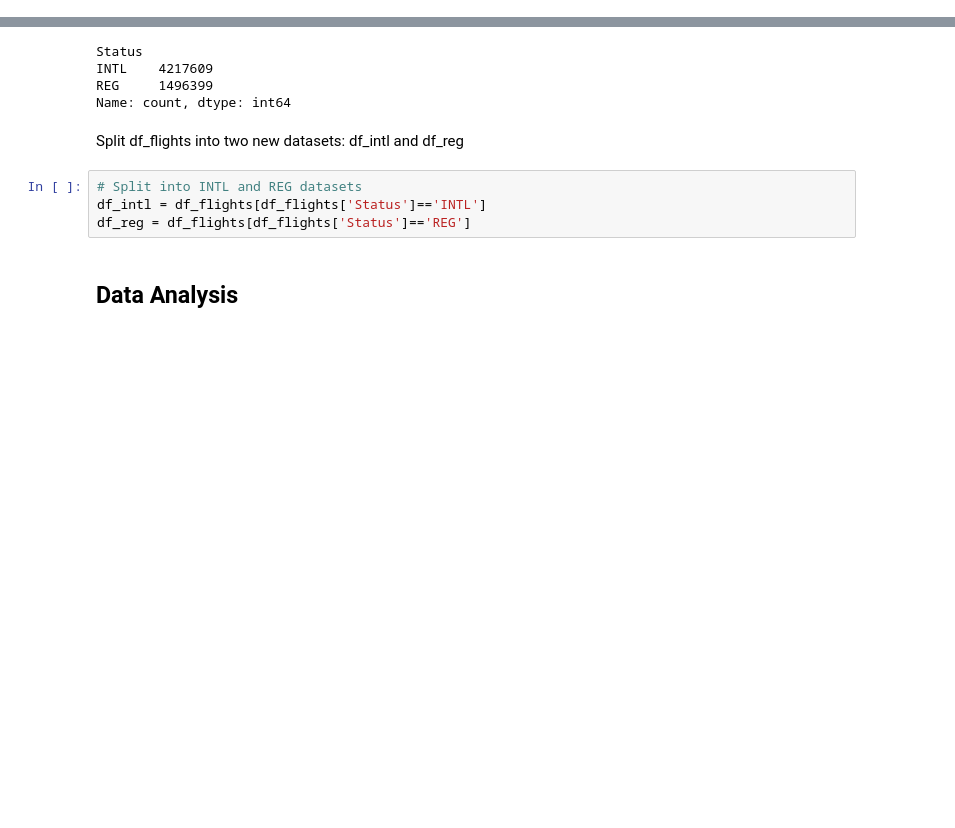
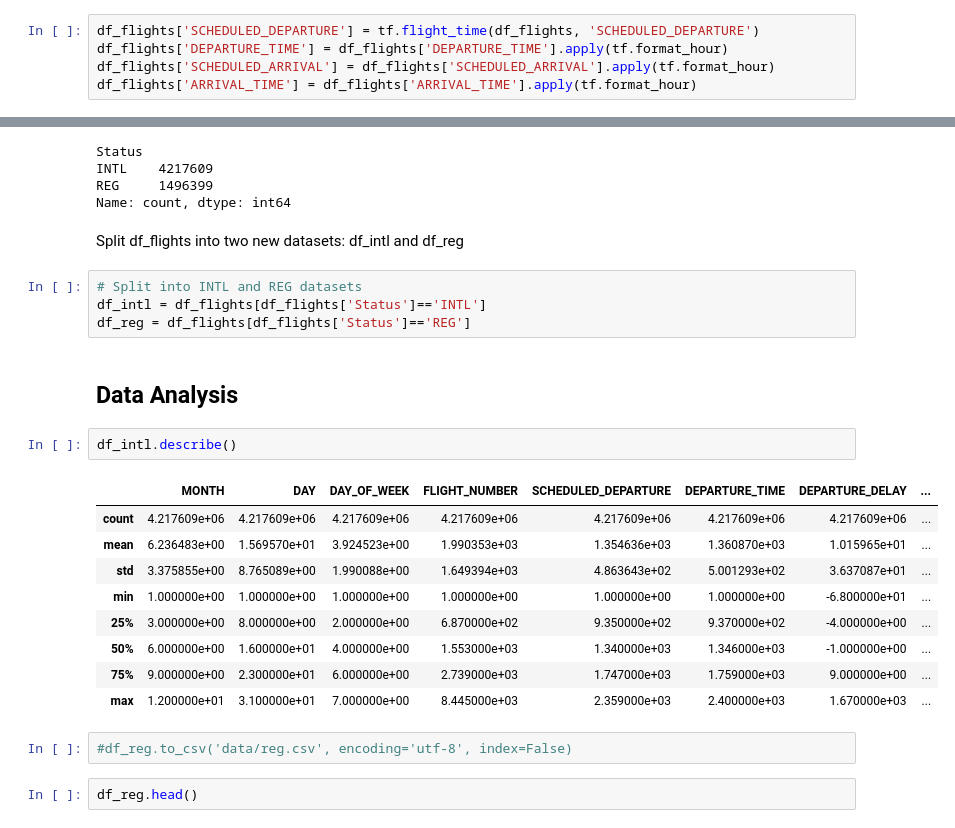
Before and after one commit to GaryLBentley/FlightDelays, a Jupyter notebook: FlightDelays.ipynb, the cells around one changed output, grey strips where cells are left out. Saved outputs shown, nothing was run; the diff lists cells and outputs as text; blank space fills up the shorter version.

Commit message:
Time functions created

```diff
--- a/FlightDelays.ipynb
+++ b/FlightDelays.ipynb
@@ -225,0 +230,5 @@ df_flights['Status'] = df_flights['Status'].fillna("REG")
+# %%
+df_flights['SCHEDULED_DEPARTURE'] = tf.flight_time(df_flights, 'SCHEDULED_DEPARTURE')
+df_flights['DEPARTURE_TIME'] = df_flights['DEPARTURE_TIME'].apply(tf.format_hour)
+df_flights['SCHEDULED_ARRIVAL'] = df_flights['SCHEDULED_ARRIVAL'].apply(tf.format_hour)
+df_flights['ARRIVAL_TIME'] = df_flights['ARRIVAL_TIME'].apply(tf.format_hour)
@@ -241,3 +254,19 @@ df_intl = df_flights[df_flights['Status']=='INTL']
 df_reg = df_flights[df_flights['Status']=='REG']
 # %% [markdown]
 ## Data Analysis
+# %%
+df_intl.describe()
+# %% [output]
+|  | MONTH | DAY | DAY_OF_WEEK | FLIGHT_NUMBER | SCHEDULED_DEPARTURE | DEPARTURE_TIME | DEPARTURE_DELAY | ... |
+| count | 4.217609e+06 | 4.217609e+06 | 4.217609e+06 | 4.217609e+06 | 4.217609e+06 | 4.217609e+06 | 4.217609e+06 | ... |
+| mean | 6.236483e+00 | 1.569570e+01 | 3.924523e+00 | 1.990353e+03 | 1.354636e+03 | 1.360870e+03 | 1.015965e+01 | ... |
+| std | 3.375855e+00 | 8.765089e+00 | 1.990088e+00 | 1.649394e+03 | 4.863643e+02 | 5.001293e+02 | 3.637087e+01 | ... |
+| min | 1.000000e+00 | 1.000000e+00 | 1.000000e+00 | 1.000000e+00 | 1.000000e+00 | 1.000000e+00 | -6.800000e+01 | ... |
+| 25% | 3.000000e+00 | 8.000000e+00 | 2.000000e+00 | 6.870000e+02 | 9.350000e+02 | 9.370000e+02 | -4.000000e+00 | ... |
+| 50% | 6.000000e+00 | 1.600000e+01 | 4.000000e+00 | 1.553000e+03 | 1.340000e+03 | 1.346000e+03 | -1.000000e+00 | ... |
+| 75% | 9.000000e+00 | 2.300000e+01 | 6.000000e+00 | 2.739000e+03 | 1.747000e+03 | 1.759000e+03 | 9.000000e+00 | ... |
+| max | 1.200000e+01 | 3.100000e+01 | 7.000000e+00 | 8.445000e+03 | 2.359000e+03 | 2.400000e+03 | 1.670000e+03 | ... |
+# %%
+#df_reg.to_csv('data/reg.csv', encoding='utf-8', index=False)
+# %%
+df_reg.head()
```
Also changed, not shown: parts of 4 cells of this notebook, 1 other file.
